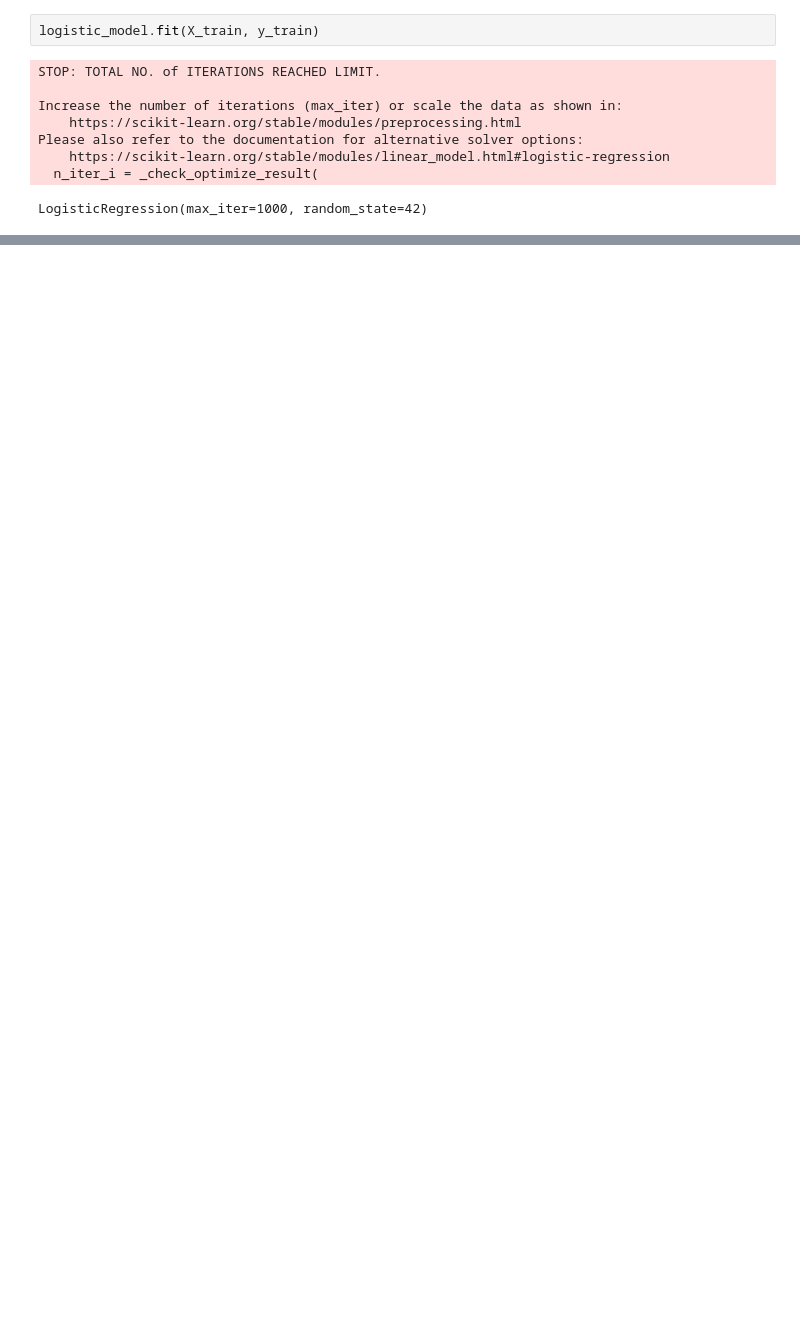
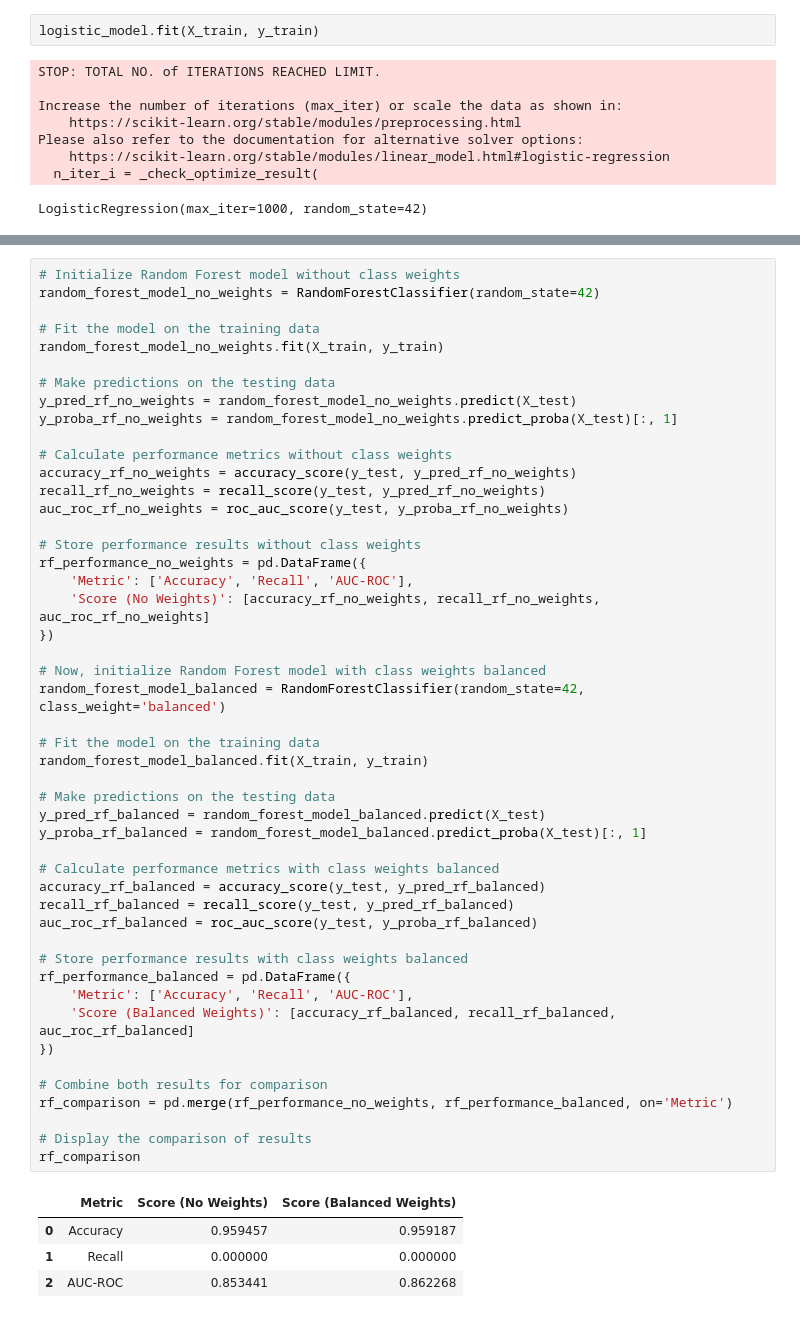
Before and after one commit to SlowJii/PTIT-CNN-Prediction-Cardiovascular, a Jupyter notebook: CNN-Cardiovascular-Prediction.ipynb, the cells around one changed output, grey strips where cells are left out. Cells and saved outputs as stored; diff of their text form; blank space fills up the shorter version.

Commit message:
Update Random Forest

```diff
--- a/CNN-Cardiovascular-Prediction.ipynb
+++ b/CNN-Cardiovascular-Prediction.ipynb
@@ -276,0 +349,53 @@ logistic_performance
+# %%
+# Initialize Random Forest model without class weights
+random_forest_model_no_weights = RandomForestClassifier(random_state=42)
+
+# Fit the model on the training data
+random_forest_model_no_weights.fit(X_train, y_train)
+
+# Make predictions on the testing data
+y_pred_rf_no_weights = random_forest_model_no_weights.predict(X_test)
+y_proba_rf_no_weights = random_forest_model_no_weights.predict_proba(X_test)[:, 1]
+
+# Calculate performance metrics without class weights
+accuracy_rf_no_weights = accuracy_score(y_test, y_pred_rf_no_weights)
+recall_rf_no_weights = recall_score(y_test, y_pred_rf_no_weights)
+auc_roc_rf_no_weights = roc_auc_score(y_test, y_proba_rf_no_weights)
+
+# Store performance results without class weights
+rf_performance_no_weights = pd.DataFrame({
+    'Metric': ['Accuracy', 'Recall', 'AUC-ROC'],
+    'Score (No Weights)': [accuracy_rf_no_weights, recall_rf_no_weights, auc_roc_rf_no_weights]
+})
+
+# Now, initialize Random Forest model with class weights balanced
+random_forest_model_balanced = RandomForestClassifier(random_state=42, class_weight='balanced')
+
+# Fit the model on the training data
+random_forest_model_balanced.fit(X_train, y_train)
+
+# Make predictions on the testing data
+y_pred_rf_balanced = random_forest_model_balanced.predict(X_test)
+y_proba_rf_balanced = random_forest_model_balanced.predict_proba(X_test)[:, 1]
+
+# Calculate performance metrics with class weights balanced
+accuracy_rf_balanced = accuracy_score(y_test, y_pred_rf_balanced)
+recall_rf_balanced = recall_score(y_test, y_pred_rf_balanced)
+auc_roc_rf_balanced = roc_auc_score(y_test, y_proba_rf_balanced)
+
+# Store performance results with class weights balanced
+rf_performance_balanced = pd.DataFrame({
+    'Metric': ['Accuracy', 'Recall', 'AUC-ROC'],
+    'Score (Balanced Weights)': [accuracy_rf_balanced, recall_rf_balanced, auc_roc_rf_balanced]
+})
+
+# Combine both results for comparison
+rf_comparison = pd.merge(rf_performance_no_weights, rf_performance_balanced, on='Metric')
+
+# Display the comparison of results
+rf_comparison
+# %% [output]
+|  | Metric | Score (No Weights) | Score (Balanced Weights) |
+| 0 | Accuracy | 0.959457 | 0.959187 |
+| 1 | Recall | 0.000000 | 0.000000 |
+| 2 | AUC-ROC | 0.853441 | 0.862268 |
```
Also changed, not shown: parts of 16 cells of this notebook.
